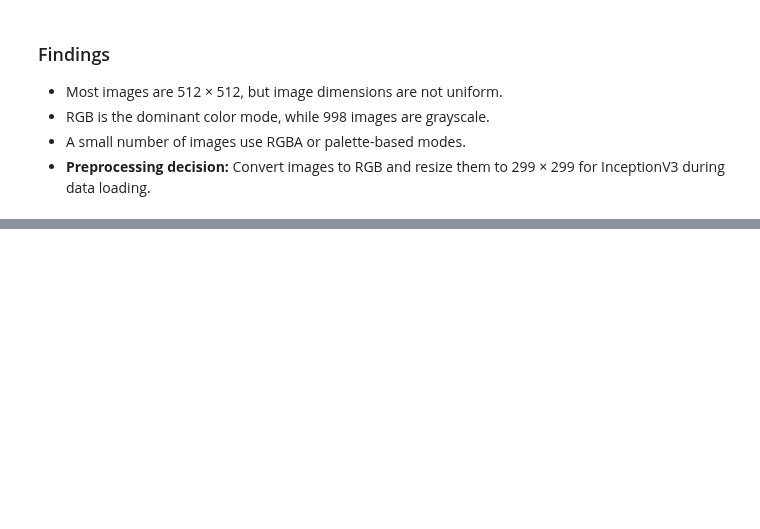
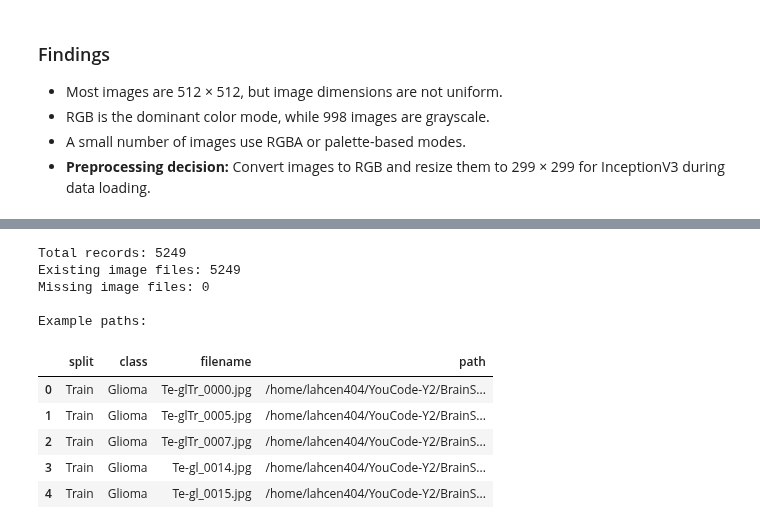
Before and after one commit to lahcen404/BrainScanAI-v2, a Jupyter notebook: notebooks/02_classification_eda.ipynb, the cells around one changed output, grey strips where cells are left out. Saved outputs shown, nothing was run; the diff lists cells and outputs as text; code cells hidden in the pictures; blank space fills up the shorter version.

```diff
--- a/notebooks/02_classification_eda.ipynb
+++ b/notebooks/02_classification_eda.ipynb
@@ -728,0 +802,38 @@ Name: count, dtype: int64
+# %%
+
+# Create a copy so the original manifest stays unchanged
+image_manifest = image_hashes.copy()
+
+# Reconstruct each image's full path
+image_manifest["path"] = image_manifest.apply(
+    lambda row: DATASET_DIR
+    / row["split"]
+    / row["class"]
+    / "images"
+    / row["filename"],
+    axis=1
+)
+
+# Check whether each path exists
+image_manifest["path_exists"] = image_manifest["path"].map(
+    lambda path: path.is_file()
+)
+
+print("Total records:", len(image_manifest))
+print("Existing image files:", image_manifest["path_exists"].sum())
+print("Missing image files:", (~image_manifest["path_exists"]).sum())
+
+print("\nExample paths:")
+display(image_manifest[["split", "class", "filename", "path"]].head())
+# %% [output]
+Total records: 5249
+Existing image files: 5249
+Missing image files: 0
+
+Example paths:
+|  | split | class | filename | path |
+| 0 | Train | Glioma | Te-glTr_0000.jpg | /home/lahcen404/YouCode-Y2/BrainS... |
+| 1 | Train | Glioma | Te-glTr_0005.jpg | /home/lahcen404/YouCode-Y2/BrainS... |
+| 2 | Train | Glioma | Te-glTr_0007.jpg | /home/lahcen404/YouCode-Y2/BrainS... |
+| 3 | Train | Glioma | Te-gl_0014.jpg | /home/lahcen404/YouCode-Y2/BrainS... |
+| 4 | Train | Glioma | Te-gl_0015.jpg | /home/lahcen404/YouCode-Y2/BrainS... |
```
Also changed, not shown: parts of 9 cells of this notebook.
